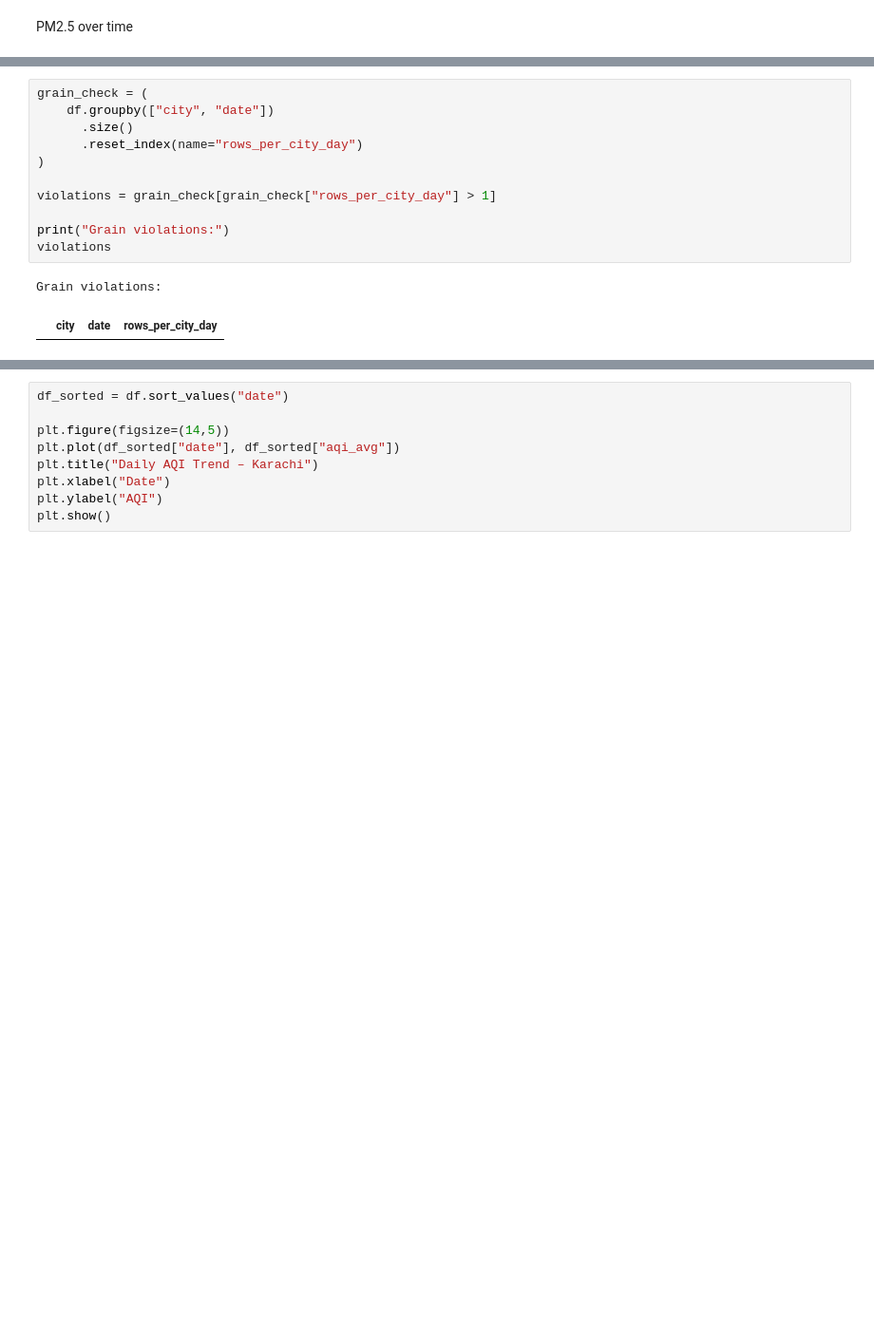
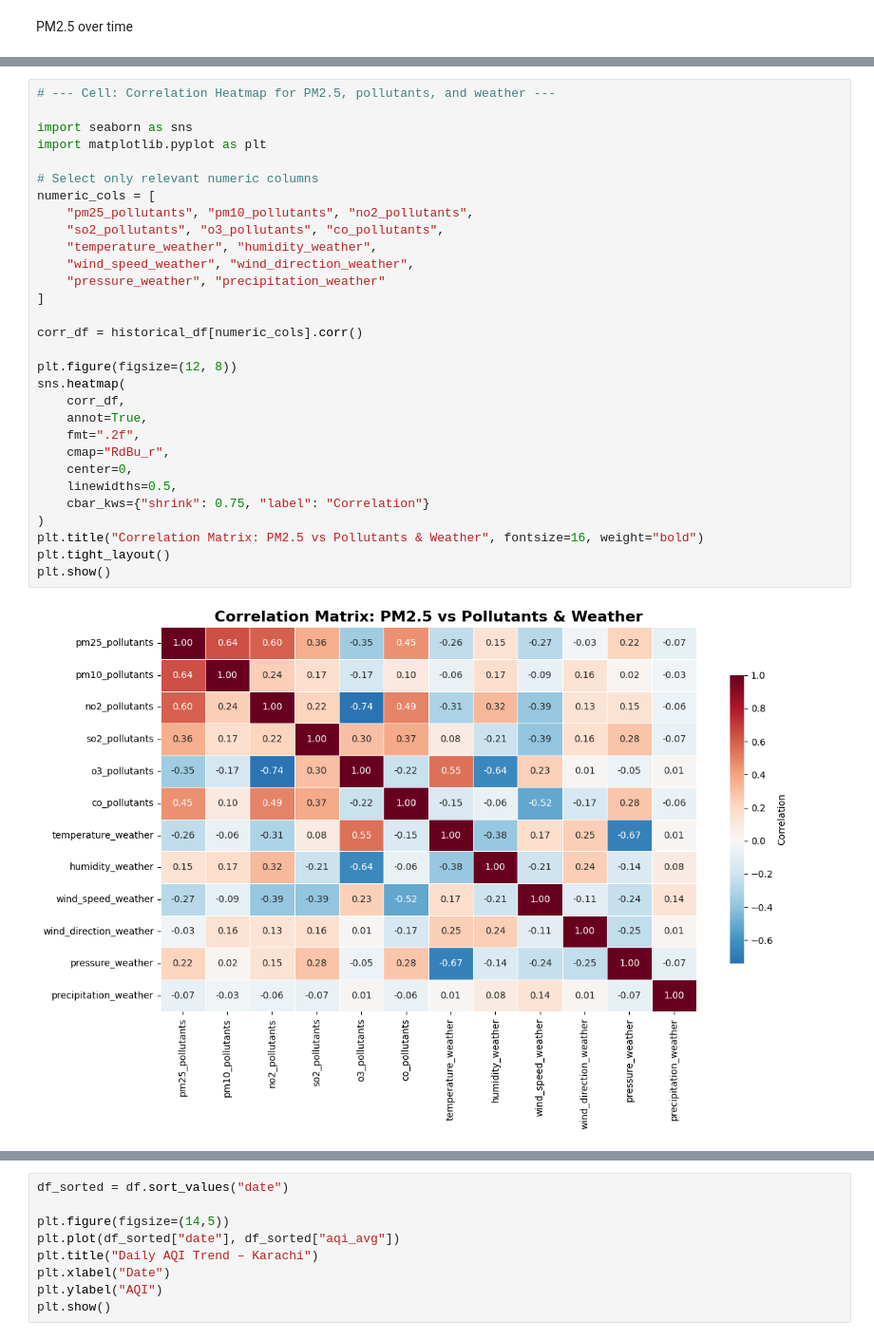
Before and after one commit to Nawab-Ahmed/aqi-forecasting-mlops, a Jupyter notebook: notebooks/eda.ipynb, the cells around one changed output, grey strips where cells are left out. Shown at 95% size. Saved outputs shown, nothing was run; the diff lists cells and outputs as text; blank space fills up the shorter version.

```diff
--- a/notebooks/eda.ipynb
+++ b/notebooks/eda.ipynb
@@ -257,15 +288,33 @@ df["created_at"] = pd.to_datetime(df["created_at"], errors="coerce")
 # %%
-grain_check = (
-    df.groupby(["city", "date"])
-      .size()
-      .reset_index(name="rows_per_city_day")
+# --- Cell: Correlation Heatmap for PM2.5, pollutants, and weather ---
+
+import seaborn as sns
+import matplotlib.pyplot as plt
+
+# Select only relevant numeric columns
+numeric_cols = [
+    "pm25_pollutants", "pm10_pollutants", "no2_pollutants",
+    "so2_pollutants", "o3_pollutants", "co_pollutants",
+    "temperature_weather", "humidity_weather",
+    "wind_speed_weather", "wind_direction_weather",
+    "pressure_weather", "precipitation_weather"
+]
+
+corr_df = historical_df[numeric_cols].corr()
+
+plt.figure(figsize=(12, 8))
+sns.heatmap(
+    corr_df,
+    annot=True,
+    fmt=".2f",
+    cmap="RdBu_r",
+    center=0,
+    linewidths=0.5,
+    cbar_kws={"shrink": 0.75, "label": "Correlation"}
 )
-
-violations = grain_check[grain_check["rows_per_city_day"] > 1]
-
-print("Grain violations:")
-violations
+plt.title("Correlation Matrix: PM2.5 vs Pollutants & Weather", fontsize=16, weight="bold")
+plt.tight_layout()
+plt.show()
 # %% [output]
-Grain violations:
-|  | city | date | rows_per_city_day |
+[figure, added]
 # %% [markdown]
```
Also changed, not shown: parts of 17 cells of this notebook.
